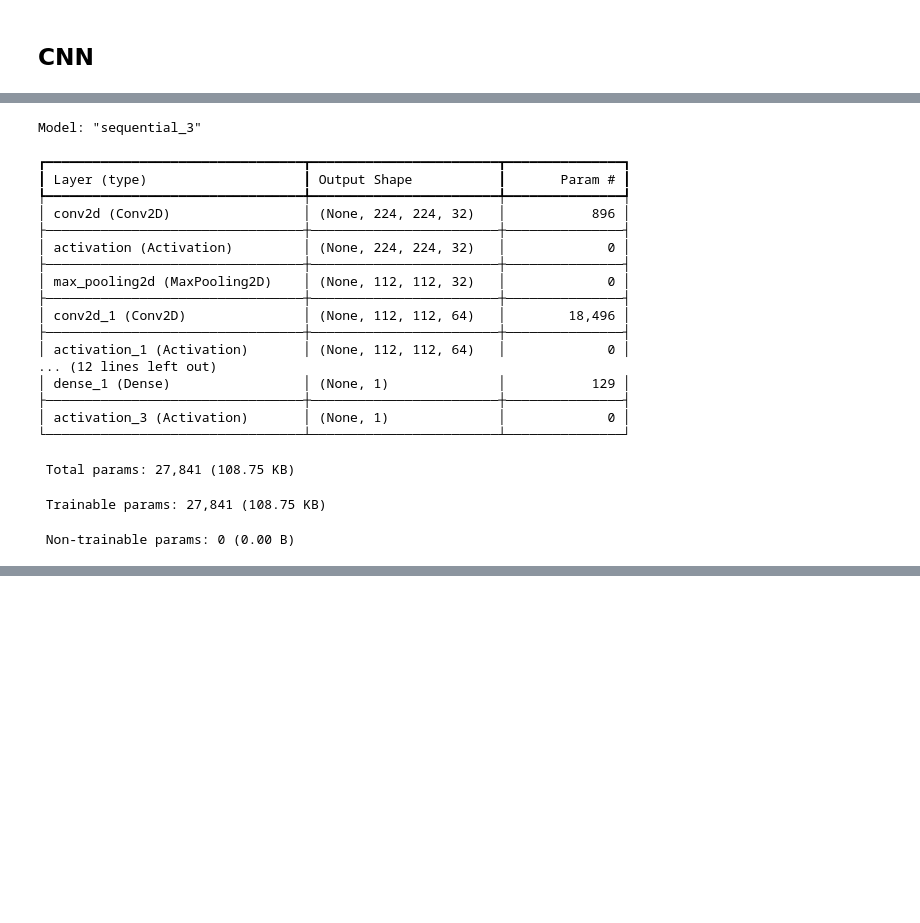
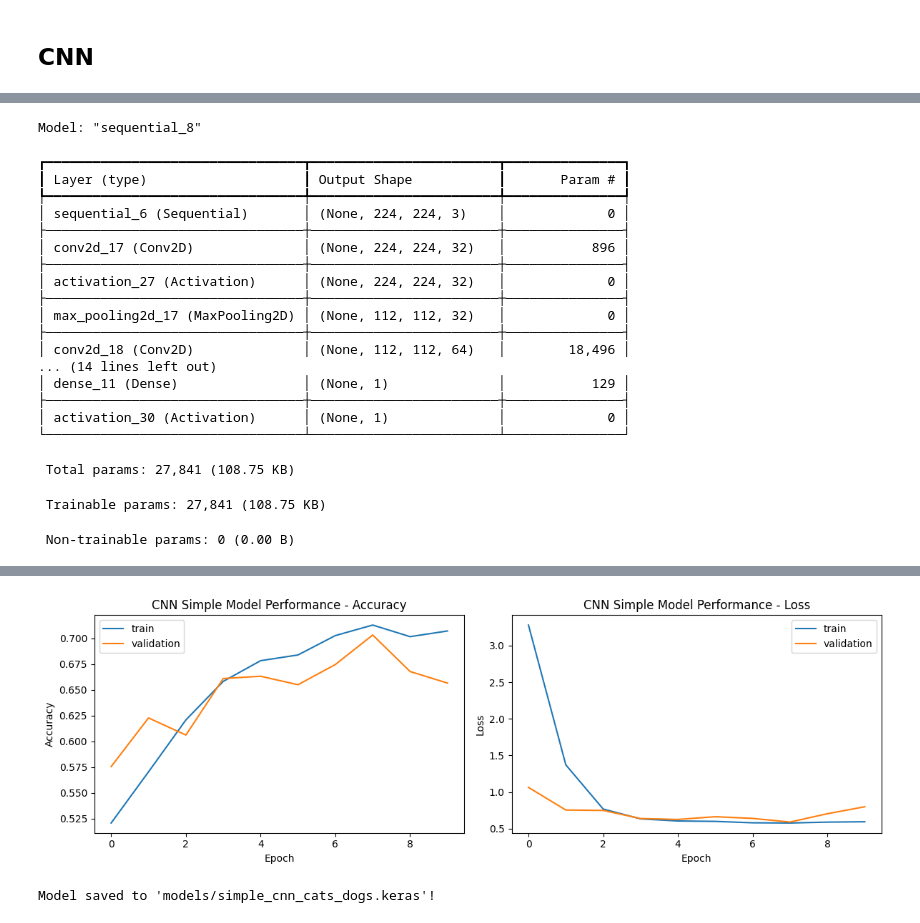
Before and after one commit to Grena30/Neural-Networks, a Jupyter notebook: notebooks/laboratory_work_2.ipynb, the cells around one changed output, grey strips where cells are left out. Saved outputs shown, nothing was run; the diff lists cells and outputs as text; code cells hidden in the pictures; blank space fills up the shorter version.

Commit message:
feat: add resnet; add simpler model

```diff
--- a/notebooks/laboratory_work_2.ipynb
+++ b/notebooks/laboratory_work_2.ipynb
@@ -114,52 +208,68 @@ plt.show()
 # %%
-model = Sequential()
+model_simple = Sequential()
 
 # Input
-model.add(tf.keras.Input(shape=(224, 224, 3)))
+model_simple.add(tf.keras.Input(shape=(224, 224, 3)))
+model_simple.add(data_augmentation)
 
 # Block 1
-model.add(Conv2D(filters=32, kernel_size=(3, 3), padding="same"))
-model.add(Activation("relu"))
-model.add(MaxPooling2D(pool_size=(2, 2)))
+model_simple.add(Conv2D(filters=32, kernel_size=(3, 3), padding="same"))
+model_simple.add(Activation("relu"))
+model_simple.add(MaxPooling2D(pool_size=(2, 2)))
 
 # Block 2
-model.add(Conv2D(filters=64, kernel_size=(3, 3), padding="same"))
-model.add(Activation("relu"))
-model.add(MaxPooling2D(pool_size=(2, 2)))
+model_simple.add(Conv2D(filters=64, kernel_size=(3, 3), padding="same"))
+model_simple.add(Activation("relu"))
+model_simple.add(MaxPooling2D(pool_size=(2, 2)))
 
 # Classification Layer
-model.add(GlobalMaxPool2D())
-model.add(Dense(units=128))
-model.add(Activation("relu"))
-model.add(Dropout(0.2))
-model.add(Dense(units=1))
-model.add(Activation("sigmoid"))
+model_simple.add(GlobalMaxPool2D())
+model_simple.add(Dense(units=128))
+model_simple.add(Activation("relu"))
+model_simple.add(Dropout(0.2))
+model_simple.add(Dense(units=1))
+model_simple.add(Activation("sigmoid"))
 
-model.summary()
-model.compile(optimizer="adam", loss="binary_crossentropy", metrics=["accuracy"])
+model_simple.summary()
+model_simple.compile(optimizer="adam", loss="binary_crossentropy", metrics=["accuracy"])
 # %% [output]
-Model: "sequential_3"
+Model: "sequential_8"
 ┏━━━━━━━━━━━━━━━━━━━━━━━━━━━━━━━━━┳━━━━━━━━━━━━━━━━━━━━━━━━┳━━━━━━━━━━━━━━━┓
 ┃ Layer (type)                    ┃ Output Shape           ┃       Param # ┃
 ┡━━━━━━━━━━━━━━━━━━━━━━━━━━━━━━━━━╇━━━━━━━━━━━━━━━━━━━━━━━━╇━━━━━━━━━━━━━━━┩
-│ conv2d (Conv2D)                 │ (None, 224, 224, 32)   │           896 │
+│ sequential_6 (Sequential)       │ (None, 224, 224, 3)    │             0 │
 ├─────────────────────────────────┼────────────────────────┼───────────────┤
-│ activation (Activation)         │ (None, 224, 224, 32)   │             0 │
+│ conv2d_17 (Conv2D)              │ (None, 224, 224, 32)   │           896 │
 ├─────────────────────────────────┼────────────────────────┼───────────────┤
-│ max_pooling2d (MaxPooling2D)    │ (None, 112, 112, 32)   │             0 │
+│ activation_27 (Activation)      │ (None, 224, 224, 32)   │             0 │
 ├─────────────────────────────────┼────────────────────────┼───────────────┤
-│ conv2d_1 (Conv2D)               │ (None, 112, 112, 64)   │        18,496 │
+│ max_pooling2d_17 (MaxPooling2D) │ (None, 112, 112, 32)   │             0 │
 ├─────────────────────────────────┼────────────────────────┼───────────────┤
-│ activation_1 (Activation)       │ (None, 112, 112, 64)   │             0 │
-... (12 lines left out)
-│ dense_1 (Dense)                 │ (None, 1)              │           129 │
+│ conv2d_18 (Conv2D)              │ (None, 112, 112, 64)   │        18,496 │
+... (14 lines left out)
+│ dense_11 (Dense)                │ (None, 1)              │           129 │
 ├─────────────────────────────────┼────────────────────────┼───────────────┤
-│ activation_3 (Activation)       │ (None, 1)              │             0 │
+│ activation_30 (Activation)      │ (None, 1)              │             0 │
 └─────────────────────────────────┴────────────────────────┴───────────────┘
  Total params: 27,841 (108.75 KB)
  Trainable params: 27,841 (108.75 KB)
  Non-trainable params: 0 (0.00 B)
 # %%
-history = model.fit(train_dataset, validation_data=val_dataset, epochs=10)
+model_path = 'models/simple_cnn_cats_dogs.keras'
+
+
+if os.path.exists(model_path):
+    print(f"Loading model from {model_path}...")
+    model_simple = tf.keras.models.load_model(model_path)
+else:
+    history = model_simple.fit(train_dataset, validation_data=val_dataset, epochs=10)
+
+    loss, accuracy = model_simple.evaluate(val_dataset)
+    print(f"Validation Accuracy: {accuracy*100:.2f}%")
+
+    plot_history(history, title="CNN Simple Model Performance")
+
+    model_simple.save(model_path)
+    print(f"Model saved to '{model_path}'!")
 # %% [output]
 Epoch 1/10
@@ -166,0 +292,2 @@ Epoch 1/10
+[figure, added]
+Model saved to 'models/simple_cnn_cats_dogs.keras'!
```
Also changed, not shown: parts of 12 cells of this notebook, 1 other file.
